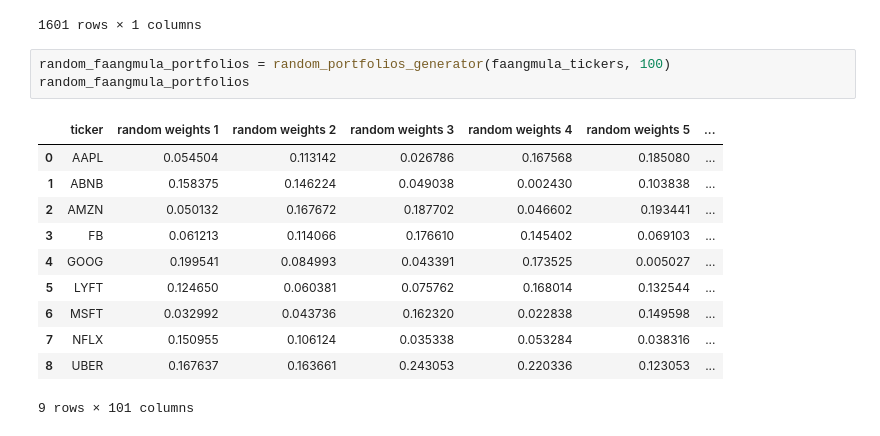
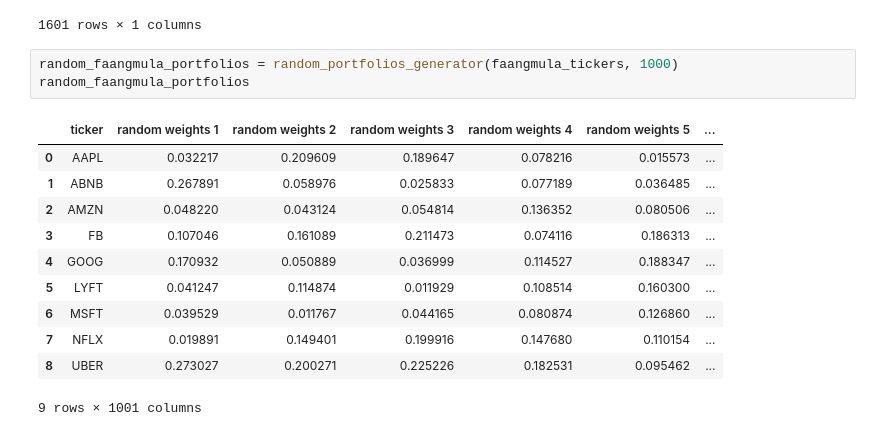
Before and after one commit to kennethologist/UPENN-GP4-P1, a Jupyter notebook: notebooks/alex.ipynb, the cells around one changed output. Saved outputs shown, nothing was run; the diff lists cells and outputs as text.

```diff
--- a/notebooks/alex.ipynb
+++ b/notebooks/alex.ipynb
@@ -116,20 +123,20 @@ faangmula_cap_daily_returns
 | 2022-04-08 | -0.014872 |
 1601 rows × 1 columns
 # %%
-random_faangmula_portfolios = random_portfolios_generator(faangmula_tickers, 100)
+random_faangmula_portfolios = random_portfolios_generator(faangmula_tickers, 1000)
 random_faangmula_portfolios
 # %% [output]
 |  | ticker | random weights 1 | random weights 2 | random weights 3 | random weights 4 | random weights 5 | ... |
-| 0 | AAPL | 0.054504 | 0.113142 | 0.026786 | 0.167568 | 0.185080 | ... |
-| 1 | ABNB | 0.158375 | 0.146224 | 0.049038 | 0.002430 | 0.103838 | ... |
-| 2 | AMZN | 0.050132 | 0.167672 | 0.187702 | 0.046602 | 0.193441 | ... |
-| 3 | FB | 0.061213 | 0.114066 | 0.176610 | 0.145402 | 0.069103 | ... |
-| 4 | GOOG | 0.199541 | 0.084993 | 0.043391 | 0.173525 | 0.005027 | ... |
-| 5 | LYFT | 0.124650 | 0.060381 | 0.075762 | 0.168014 | 0.132544 | ... |
-| 6 | MSFT | 0.032992 | 0.043736 | 0.162320 | 0.022838 | 0.149598 | ... |
-| 7 | NFLX | 0.150955 | 0.106124 | 0.035338 | 0.053284 | 0.038316 | ... |
-| 8 | UBER | 0.167637 | 0.163661 | 0.243053 | 0.220336 | 0.123053 | ... |
+| 0 | AAPL | 0.032217 | 0.209609 | 0.189647 | 0.078216 | 0.015573 | ... |
+| 1 | ABNB | 0.267891 | 0.058976 | 0.025833 | 0.077189 | 0.036485 | ... |
+| 2 | AMZN | 0.048220 | 0.043124 | 0.054814 | 0.136352 | 0.080506 | ... |
+| 3 | FB | 0.107046 | 0.161089 | 0.211473 | 0.074116 | 0.186313 | ... |
+| 4 | GOOG | 0.170932 | 0.050889 | 0.036999 | 0.114527 | 0.188347 | ... |
+| 5 | LYFT | 0.041247 | 0.114874 | 0.011929 | 0.108514 | 0.160300 | ... |
+| 6 | MSFT | 0.039529 | 0.011767 | 0.044165 | 0.080874 | 0.126860 | ... |
+| 7 | NFLX | 0.019891 | 0.149401 | 0.199916 | 0.147680 | 0.110154 | ... |
+| 8 | UBER | 0.273027 | 0.200271 | 0.225226 | 0.182531 | 0.095462 | ... |
-9 rows × 101 columns
+9 rows × 1001 columns
 # %%
 random_faangmula_daily_returns_list = []
 for n in range(0, (len(random_faangmula_portfolios.columns) - 1)):
```
Also changed, not shown: parts of 18 cells of this notebook.
